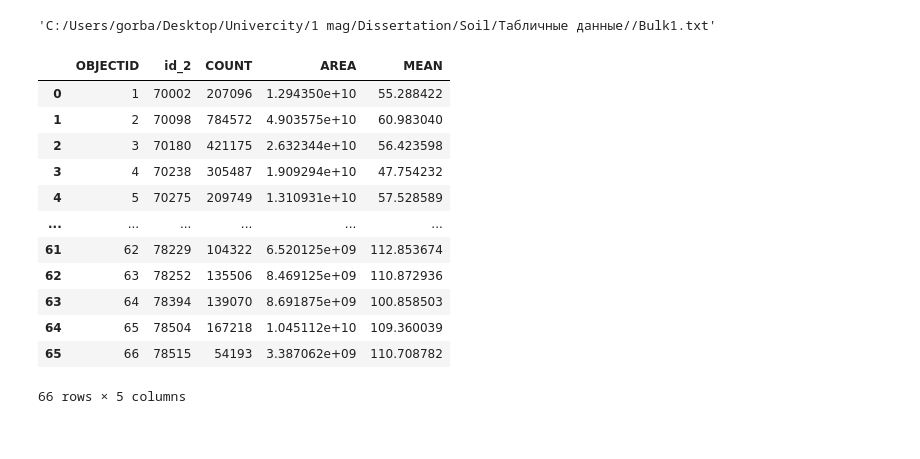
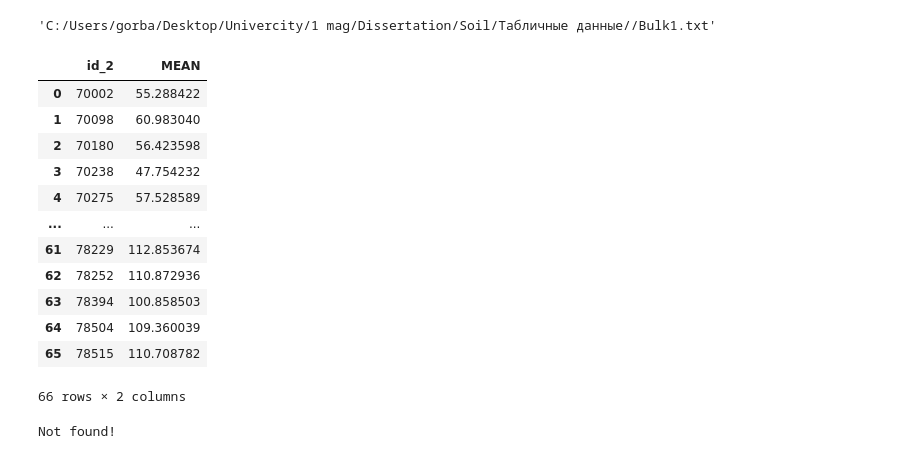
Before and after one commit to aar44i/PET-projects, a Jupyter notebook: SoilGrid/txt_soil_analysis.ipynb, the cells around one changed output. Saved outputs shown, nothing was run; the diff lists cells and outputs as text; code cells hidden in the pictures.

```diff
--- a/SoilGrid/txt_soil_analysis.ipynb
+++ b/SoilGrid/txt_soil_analysis.ipynb
@@ -52,19 +64,19 @@ data_links.link[0]
 # %% [output]
 'C:/Users/gorba/Desktop/Univercity/1 mag/Dissertation/Soil/Табличные данные//Bulk1.txt'
 # %%
-data = pd.read_csv(data_links.link[0])
+data = pd.read_csv(data_links.link[0], usecols = ['id_2', 'MEAN'])
 data
 # %% [output]
-|  | OBJECTID | id_2 | COUNT | AREA | MEAN |
-| 0 | 1 | 70002 | 207096 | 1.294350e+10 | 55.288422 |
-| 1 | 2 | 70098 | 784572 | 4.903575e+10 | 60.983040 |
-| 2 | 3 | 70180 | 421175 | 2.632344e+10 | 56.423598 |
-| 3 | 4 | 70238 | 305487 | 1.909294e+10 | 47.754232 |
-| 4 | 5 | 70275 | 209749 | 1.310931e+10 | 57.528589 |
-| ... | ... | ... | ... | ... | ... |
-| 61 | 62 | 78229 | 104322 | 6.520125e+09 | 112.853674 |
-| 62 | 63 | 78252 | 135506 | 8.469125e+09 | 110.872936 |
-| 63 | 64 | 78394 | 139070 | 8.691875e+09 | 100.858503 |
-| 64 | 65 | 78504 | 167218 | 1.045112e+10 | 109.360039 |
-| 65 | 66 | 78515 | 54193 | 3.387062e+09 | 110.708782 |
+|  | id_2 | MEAN |
+| 0 | 70002 | 55.288422 |
+| 1 | 70098 | 60.983040 |
+| 2 | 70180 | 56.423598 |
+| 3 | 70238 | 47.754232 |
+| 4 | 70275 | 57.528589 |
+| ... | ... | ... |
+| 61 | 78229 | 112.853674 |
+| 62 | 78252 | 110.872936 |
+| 63 | 78394 | 100.858503 |
+| 64 | 78504 | 109.360039 |
+| 65 | 78515 | 110.708782 |
-66 rows × 5 columns
+66 rows × 2 columns
@@ -74,0 +83,7 @@ for i in range(len(data_links)):
+# %%
+if names[0] in data_links.link[4]:
+    print("Found!")
+else:
+    print("Not found!")
+# %% [output]
+Not found!
```
Also changed, not shown: parts of 6 cells of this notebook, 1 other file.
